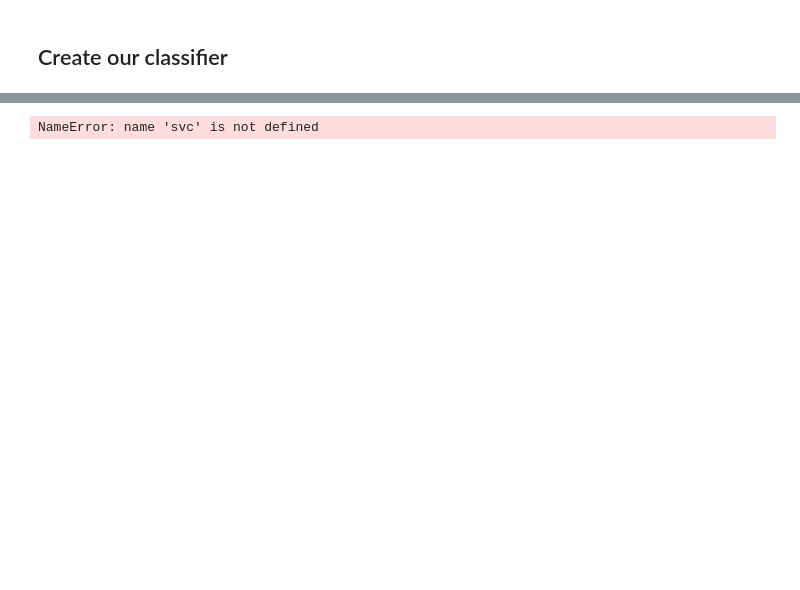
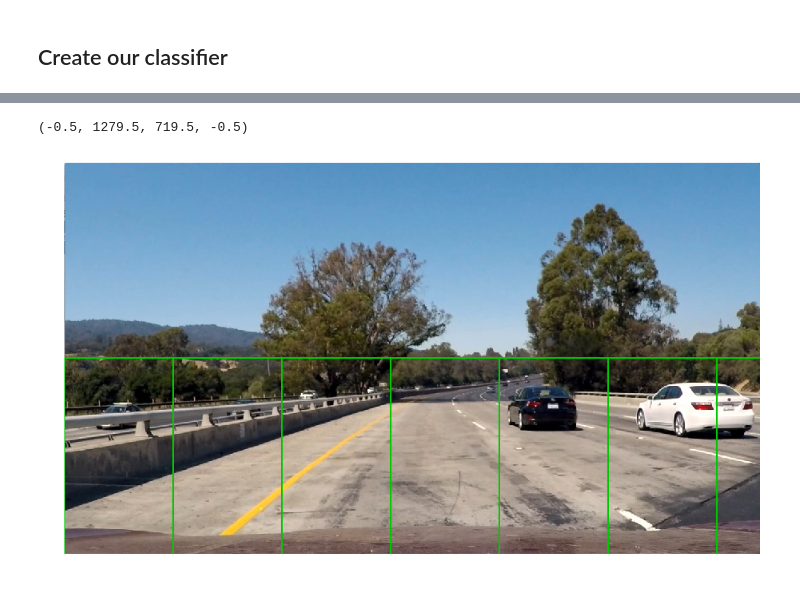
Before and after one commit to tjacobs/CarND-Vehicle-Detection, a Jupyter notebook: Vehicle Detection.ipynb, the cells around one changed output, grey strips where cells are left out. Saved outputs shown, nothing was run; the diff lists cells and outputs as text; code cells hidden in the pictures; blank space fills up the shorter version.

```diff
--- a/Vehicle Detection.ipynb
+++ b/Vehicle Detection.ipynb
@@ -325,8 +329,8 @@ def slide_window(img, x_start_stop=[None, None], y_start_stop=[None, None], xy_w
     # Compute the number of windows in x/y
     nx_buffer = np.int(xy_window[0]*(xy_overlap[0]))
     ny_buffer = np.int(xy_window[1]*(xy_overlap[1]))
-    nx_windows = np.int((xspan-nx_buffer)/nx_pix_per_step)
-    ny_windows = np.int((yspan-ny_buffer)/ny_pix_per_step)
+    nx_windows = np.int(np.ceil((xspan-nx_buffer)/nx_pix_per_step))
+    ny_windows = np.int(np.ceil((yspan-ny_buffer)/ny_pix_per_step))
 
     # Initialize a list to append window positions to
     window_list = []
@@ -463,50 +472,65 @@ NameError: name 'scaled_X' is not defined
 # %%
 # Define pipeline
 def pipel(image):
 
     # Generate two layers of windows
     windows = []
-    windows.append(slide_window(image, x_start_stop=[None, None], y_start_stop=[int(0.5  * image.shape[0]), None],
-                           xy_window=(100, 100), xy_overlap=(0.5, 0.5)))
-    windows.append(slide_window(image, x_start_stop=[None, None], y_start_stop=[int(0.75 * image.shape[0]), None],
-                           xy_window=(200, 200), xy_overlap=(0.5, 0.5)))
+    #windows.append(slide_window(image, x_start_stop=[None, None], y_start_stop=[int(0.5  * image.shape[0]), None],
+    #                       xy_window=(100, 100), xy_overlap=(0.5, 0.5)))
+    windows = slide_window(image, x_start_stop=[None, None], y_start_stop=[int(0.5 * image.shape[0]), None],
+                           xy_window=(150, 150), xy_overlap=(0.5, 0.5))
+    windows = slide_window(image, x_start_stop=[None, None], y_start_stop=[int(0.5 * image.shape[0]), None],
+                           xy_window=(200, 200), xy_overlap=(0.5, 0.5))
+    windows = slide_window(image, x_start_stop=[None, None], y_start_stop=[int(0.5 * image.shape[0]), None],
+                           xy_window=(200, 200), xy_overlap=(0.5, 0.5))
+    windows = slide_window(image, x_start_stop=[None, None], y_start_stop=[int(0.5 * image.shape[0]), None],
+                           xy_window=(200, 200), xy_overlap=(0.5, 0.5))
+    windows = slide_window(image, x_start_stop=[None, None], y_start_stop=[int(0.5 * image.shape[0]), None],
+                           xy_window=(400, 400), xy_overlap=(0.5, 0.5))
+
+#    print( windows )
 
     # Set extraction params
     color_space = 'RGB' # Can be RGB, HSV, LUV, HLS, YUV, YCrCb
     orient = 9  # HOG orientations
     pix_per_cell = 8 # HOG pixels per cell
     cell_per_block = 2 # HOG cells per block
     hog_channel = 0 # Can be 0, 1, 2, or "ALL"
     spatial_size = (16, 16) # Spatial binning dimensions
     hist_bins = 16    # Number of histogram bins
     spatial_feat = True # Spatial features on or off
     hist_feat = True # Histogram features on or off
     hog_feat = False # HOG features on or off
 
     # Detect in those windows
-    hot_windows = search_windows(image, windows, svc, X_scaler,
-                            color_space = color_space,
-                            spatial_size = spatial_size,
-                            hist_bins = hist_bins,
-                            orient = orient,
-                            pix_per_cell = pix_per_cell,
-                            cell_per_block = cell_per_block,
-                            hog_channel = hog_channel,
-                            spatial_feat = spatial_feat,
-                            hist_feat = hist_feat,
-                            hog_feat = hog_feat)
-    return hot_windows
+#     hot_windows = search_windows(image, windows, svc, X_scaler,
+#                             color_space = color_space,
+#                             spatial_size = spatial_size,
+#                             hist_bins = hist_bins,
+#                             orient = orient,
+#                             pix_per_cell = pix_per_cell,
+#                             cell_per_block = cell_per_block,
+#                             hog_channel = hog_channel,
+#                             spatial_feat = spatial_feat,
+#                             hist_feat = hist_feat,
+#                             hog_feat = hog_feat)
+    return windows
 
-# Run
+# Test on image
+image = mpimg.imread('test_images/test1.jpg')
+draw_image = np.copy(image)
 hot_windows = pipel(image)
 
 # Draw those windows
-window_img = draw_boxes(draw_image, hot_windows, colour=(0, 200, 0), thickness=6)
+window_img = draw_boxes(draw_image, hot_windows, colour=(0, 200, 0), thickness=2)
 
 # Show
+fig = plt.figure(figsize=(18, 9))
 plt.imshow(window_img)
+plt.axis('off')
 # %% [output]
-NameError: name 'svc' is not defined
+(-0.5, 1279.5, 719.5, -0.5)
+[figure, added]
 # %%
 # Define pipeline
 def pipeline( image ):
```
Also changed, not shown: parts of 6 cells of this notebook.
